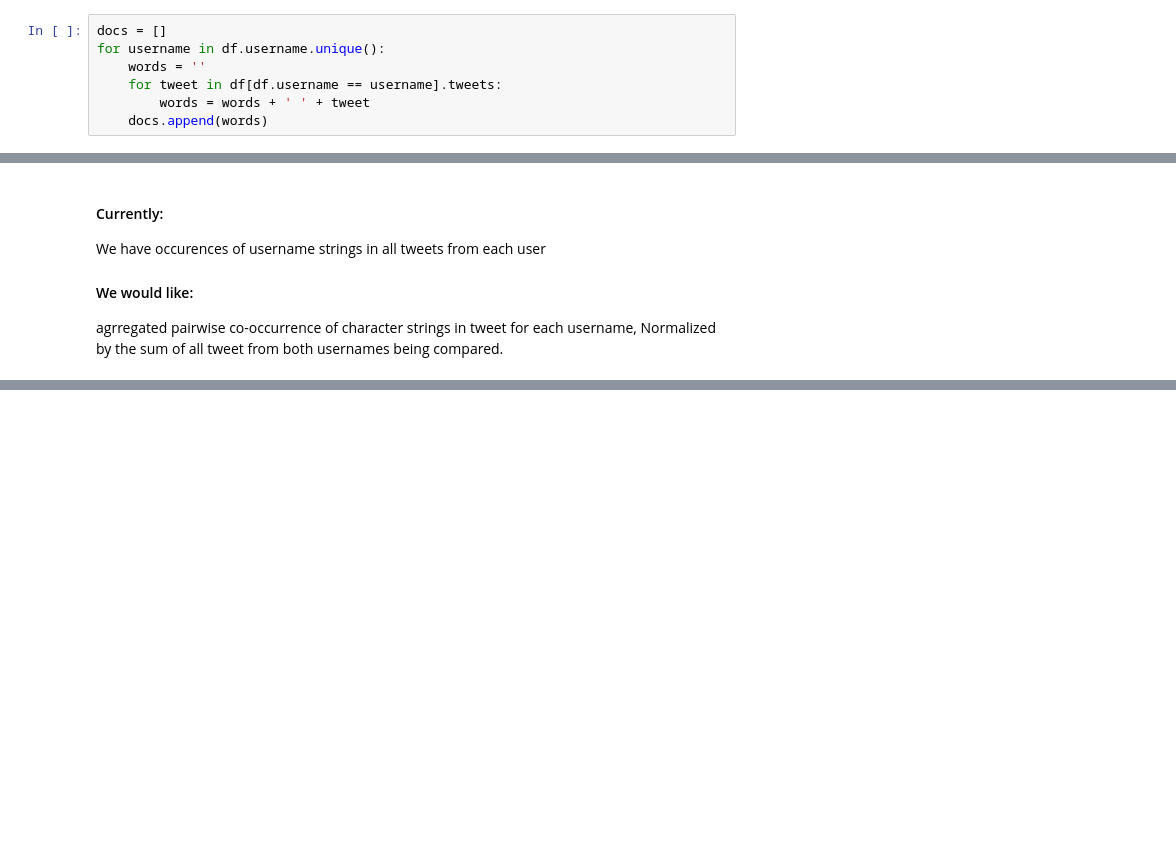
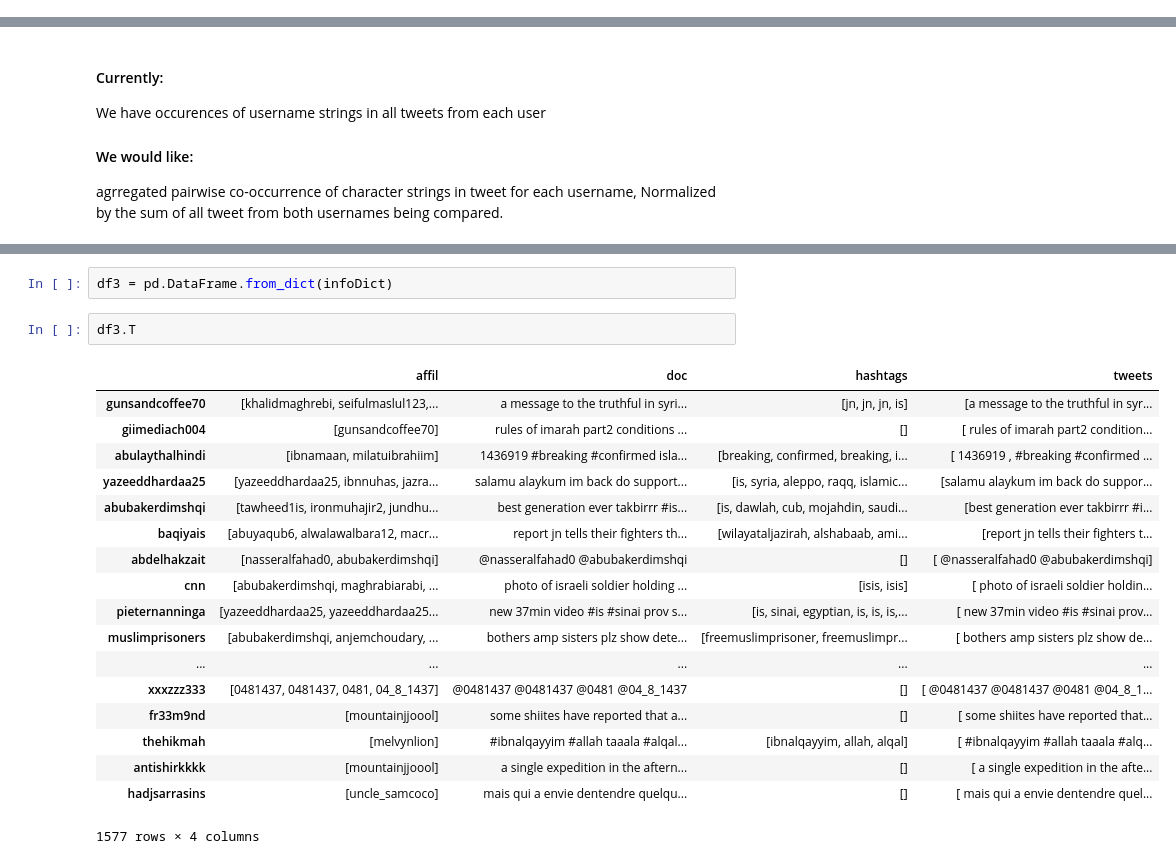
Before and after one commit to patricknieto/ISIS-Social-Network, a Jupyter notebook: ISIS_tweets.ipynb, the cells around one changed output, grey strips where cells are left out. Drawn from its saved outputs; the diff is of its cells as text; blank space fills up the shorter version.

```diff
--- a/ISIS_tweets.ipynb
+++ b/ISIS_tweets.ipynb
@@ -37,9 +84,2 @@ def clean_tweet(tweet):
 # %%
 df.tweets = df.tweets.apply(clean_tweet)
-# %%
-docs = []
-for username in df.username.unique():
-    words = ''
-    for tweet in df[df.username == username].tweets:
-        words = words + ' ' + tweet
-    docs.append(words)
@@ -178,0 +532,23 @@ agrregated pairwise co-occurrence of character strings in tweet for each usernam
+# %%
+df3 = pd.DataFrame.from_dict(infoDict)
+# %%
+df3.T
+# %% [output]
+|  | affil | doc | hashtags | tweets |
+| gunsandcoffee70 | [khalidmaghrebi, seifulmaslul123,... | a message to the truthful in syri... | [jn, jn, jn, is] | [a message to the truthful in syr... |
+| giimediach004 | [gunsandcoffee70] | rules of imarah part2 conditions ... | [] | [ rules of imarah part2 condition... |
+| abulaythalhindi | [ibnamaan, milatuibrahiim] | 1436919 #breaking #confirmed isla... | [breaking, confirmed, breaking, i... | [ 1436919 , #breaking #confirmed ... |
+| yazeeddhardaa25 | [yazeeddhardaa25, ibnnuhas, jazra... | salamu alaykum im back do support... | [is, syria, aleppo, raqq, islamic... | [salamu alaykum im back do suppor... |
+| abubakerdimshqi | [tawheed1is, ironmuhajir2, jundhu... | best generation ever takbirrr #is... | [is, dawlah, cub, mojahdin, saudi... | [best generation ever takbirrr #i... |
+| baqiyais | [abuyaqub6, alwalawalbara12, macr... | report jn tells their fighters th... | [wilayataljazirah, alshabaab, ami... | [report jn tells their fighters t... |
+| abdelhakzait | [nasseralfahad0, abubakerdimshqi] | @nasseralfahad0 @abubakerdimshqi | [] | [ @nasseralfahad0 @abubakerdimshqi] |
+| cnn | [abubakerdimshqi, maghrabiarabi, ... | photo of israeli soldier holding ... | [isis, isis] | [ photo of israeli soldier holdin... |
+| pieternanninga | [yazeeddhardaa25, yazeeddhardaa25... | new 37min video #is #sinai prov s... | [is, sinai, egyptian, is, is, is,... | [ new 37min video #is #sinai prov... |
+| muslimprisoners | [abubakerdimshqi, anjemchoudary, ... | bothers amp sisters plz show dete... | [freemuslimprisoner, freemuslimpr... | [ bothers amp sisters plz show de... |
+| ... | ... | ... | ... | ... |
+| xxxzzz333 | [0481437, 0481437, 0481, 04_8_1437] | @0481437 @0481437 @0481 @04_8_1437 | [] | [ @0481437 @0481437 @0481 @04_8_1... |
+| fr33m9nd | [mountainjjoool] | some shiites have reported that a... | [] | [ some shiites have reported that... |
+| thehikmah | [melvynlion] | #ibnalqayyim #allah taaala #alqal... | [ibnalqayyim, allah, alqal] | [ #ibnalqayyim #allah taaala #alq... |
+| antishirkkkk | [mountainjjoool] | a single expedition in the aftern... | [] | [ a single expedition in the afte... |
+| hadjsarrasins | [uncle_samcoco] | mais qui a envie dentendre quelqu... | [] | [ mais qui a envie dentendre quel... |
+1577 rows × 4 columns
```
Also changed, not shown: parts of 67 cells of this notebook, 10 other files.
